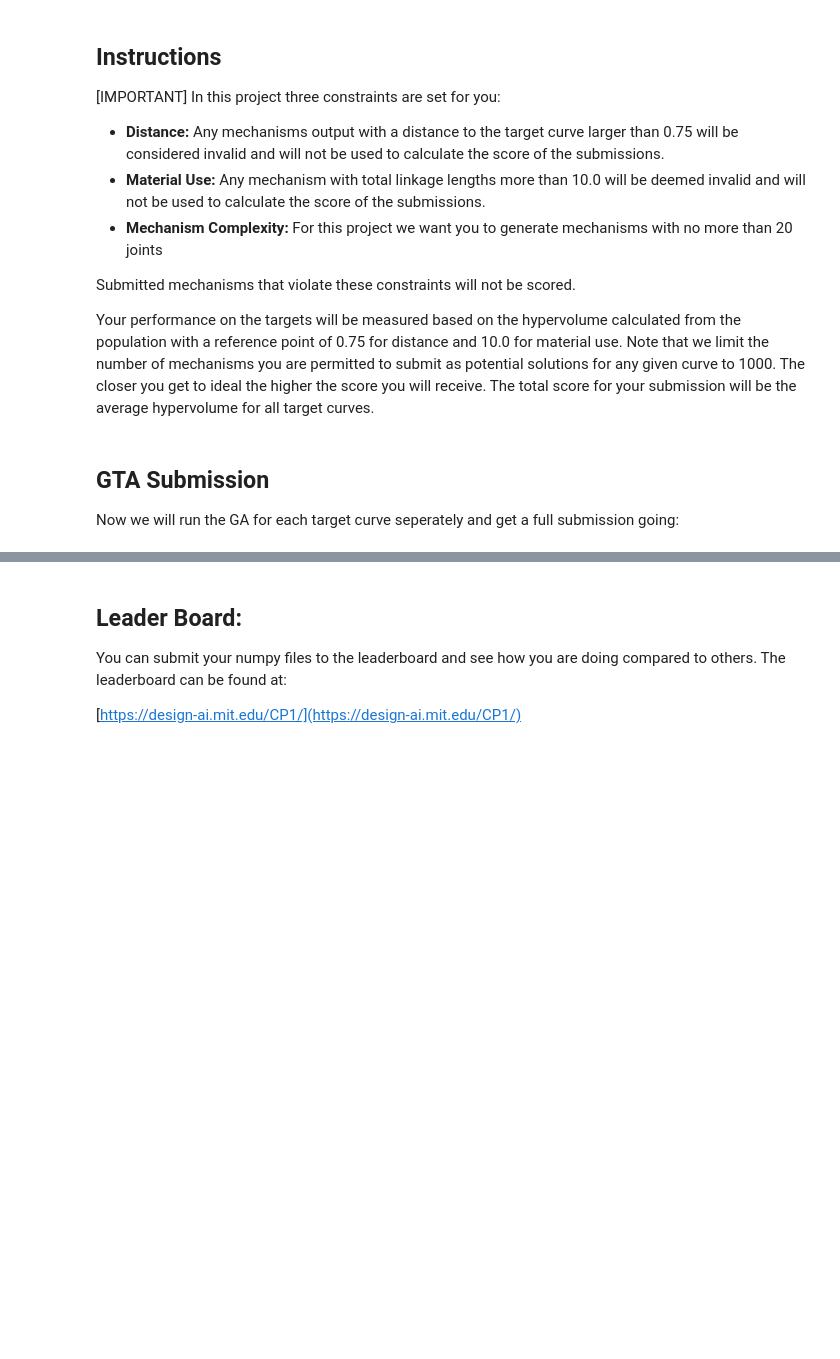
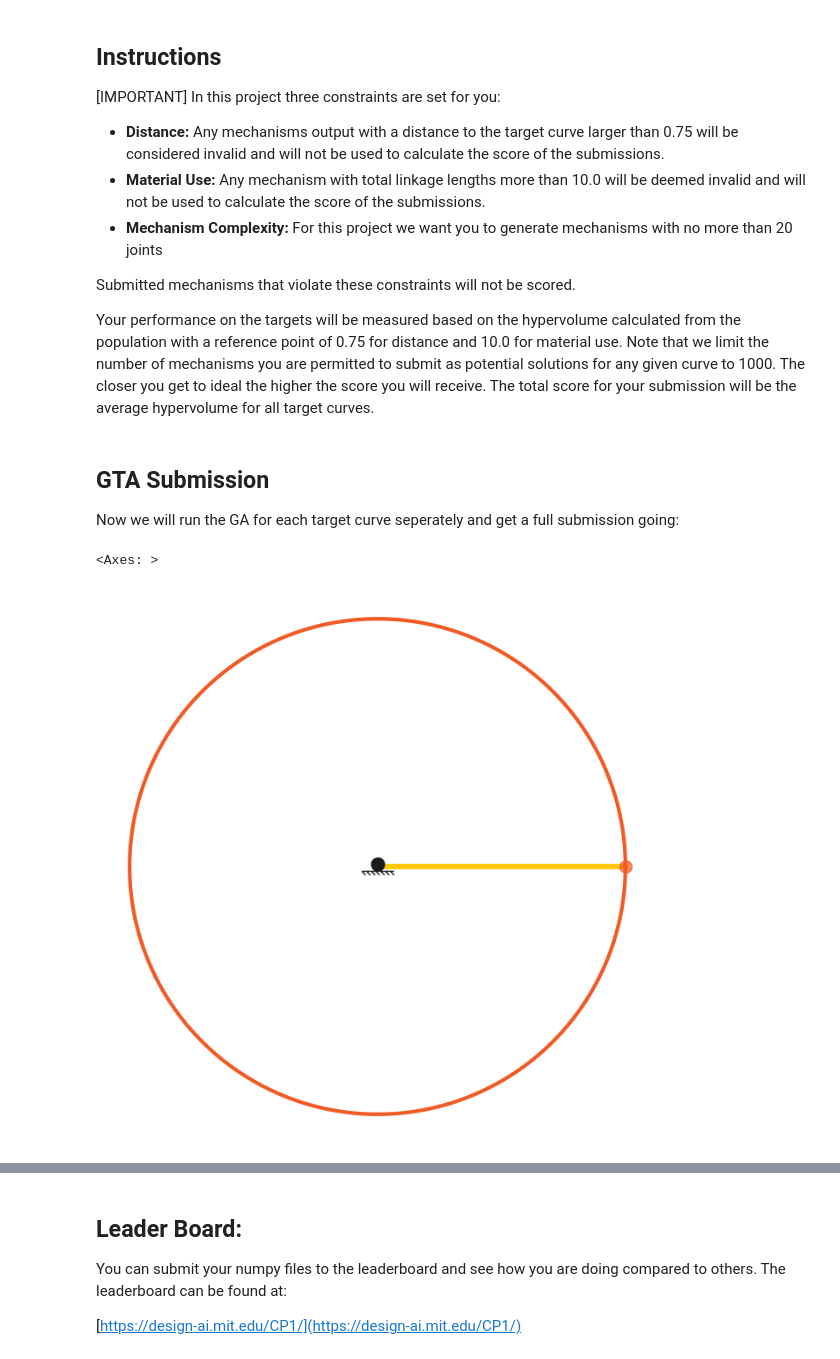
Before and after one commit to gtadams/2155-Optimization-Challenge-Problem, a Jupyter notebook: StarterNotebook_GTA.ipynb, the cells around one changed output, grey strips where cells are left out. Drawn from its saved outputs; the diff is of its cells as text; code cells hidden in the pictures; blank space fills up the shorter version.

```diff
--- a/StarterNotebook_GTA.ipynb
+++ b/StarterNotebook_GTA.ipynb
@@ -191,5 +230,11 @@ motor = np.array([0,2])
 # %%
-# visualizer = MechanismVisualizer()
-# plt.figure(figsize=(5,5))
-# visualizer(x0, edges, fixed_joints, motor, ax=plt.gca())
+solver = MechanismSolver(
+    device = 'cpu' # device to run the simulation on (cpu or gpu)
+)
+visualizer = MechanismVisualizer()
+plt.figure(figsize=(8,8))
+visualizer(x0, edges, fixed_joints, motor, ax=plt.gca())
+# %% [output]
+<Axes: >
+[figure, added]
 # %%
```
Also changed, not shown: parts of 8 cells of this notebook, 3 other files.
